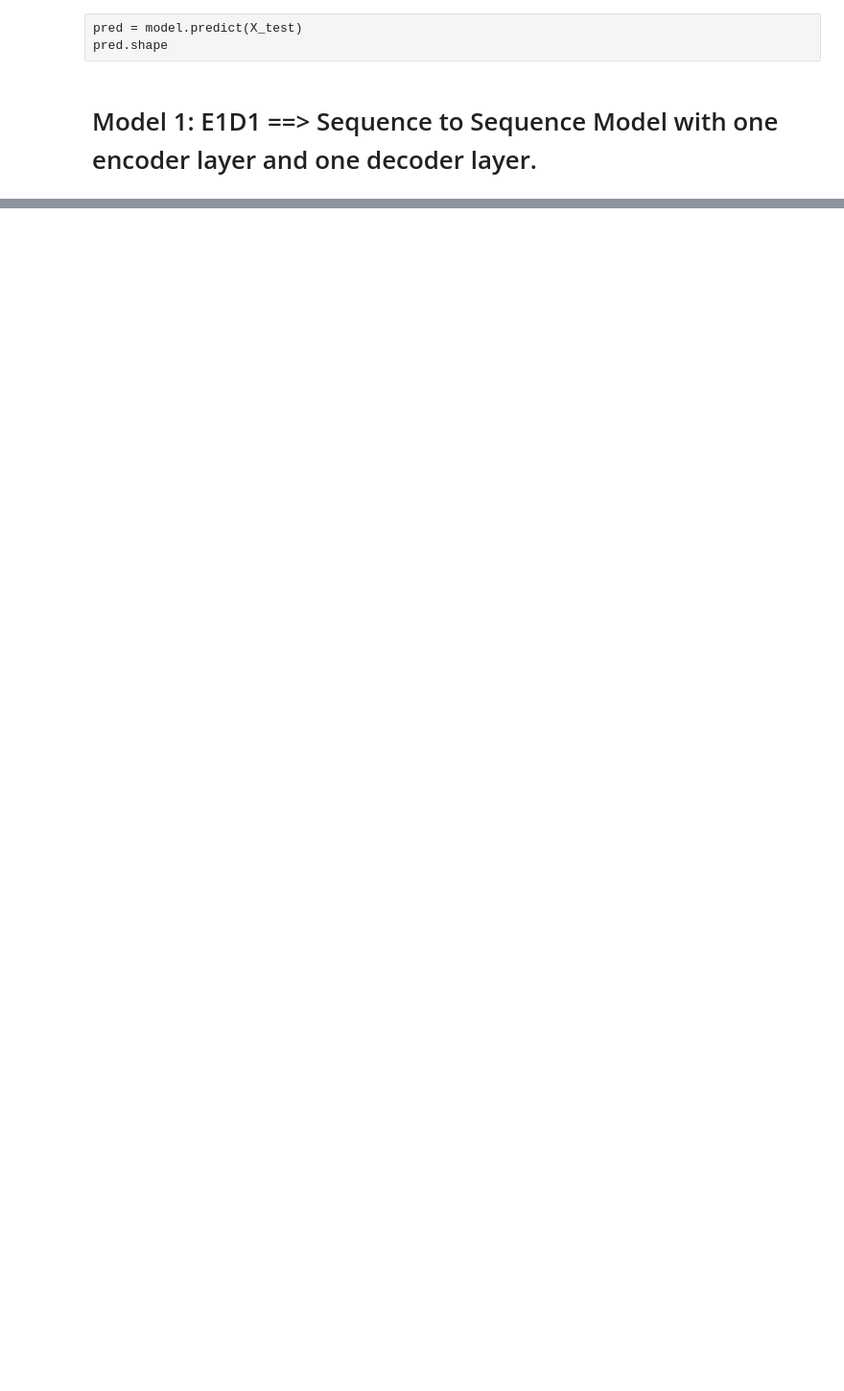
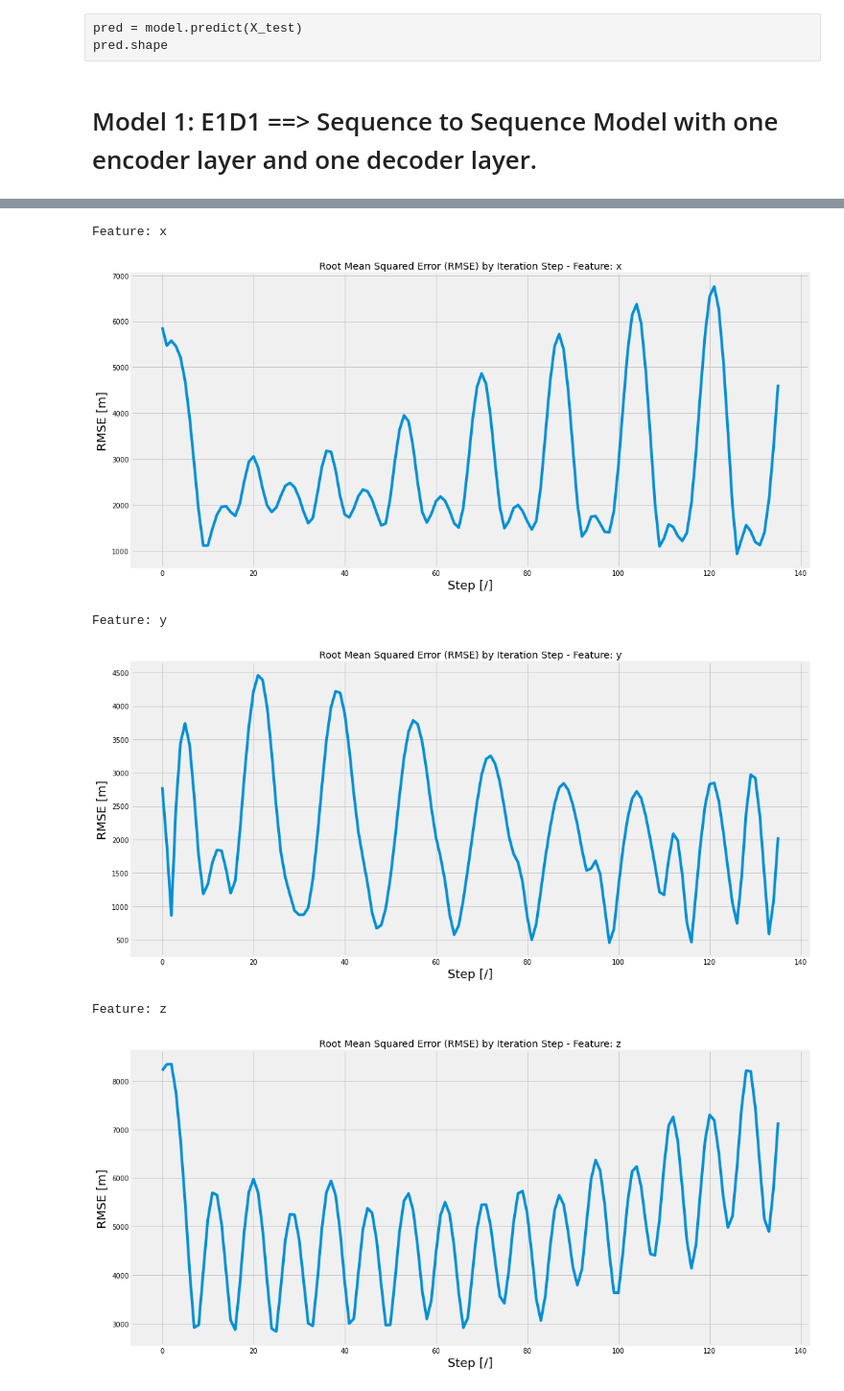
Before and after one commit to vladmarascu/Predicting-Orbits, a Jupyter notebook: RNNs/One-Step Architecture.ipynb, the cells around one changed output, grey strips where cells are left out. Shown at 96% size. Cells and saved outputs as stored; diff of their text form; code cells hidden in the pictures; blank space fills up the shorter version.

Commit message:
doube prec, rmse plots

```diff
--- a/RNNs/One-Step Architecture.ipynb
+++ b/RNNs/One-Step Architecture.ipynb
@@ -109,7 +109,7 @@ def split_series(series, n_past, n_future):
 
 # Variables
 n_past = 60
-n_future = 5
+n_future = 136
 n_features = 6
 
 # CALLS
@@ -216,0 +249,12 @@ for index,i in enumerate(train_df.columns):
+# %%
+# Mean RMSE
+from statistics import mean
+print('Mean RMSE-----------')
+print()
+for index,i in enumerate(train_df.columns):
+
+    print('Feature: '+str(i))
+    rmse = []
+    for j in range(0,n_future):
+        rmse.append(math.sqrt(mean_squared_error(y_test[:,j-1,index],pred[:,j-1,index])))
+    print(mean(rmse))
@@ -216,0 +276,27 @@ for index,i in enumerate(train_df.columns):
+# %%
+# Plot RMSE vs. steps:
+
+steps = list(range(n_future))
+
+for index,i in enumerate(train_df.columns):
+
+    print('Feature: '+str(i))
+    rmse = []
+    for j in range(0,n_future):
+        rmse.append(math.sqrt(mean_squared_error(y_test[:,j-1,index],pred[:,j-1,index])))
+    #print(rmse)
+
+    #Plots
+    plt.figure(figsize=(16,8))
+    plt.title('Root Mean Squared Error (RMSE) by Iteration Step - Feature: '+str(i))
+    plt.xlabel('Step [/]', fontsize=18)
+    plt.ylabel('RMSE [m]', fontsize=18)
+    plt.plot(steps, rmse)
+    plt.show()
+# %% [output]
+Feature: x
+[figure, added]
+Feature: y
+[figure, added]
+Feature: z
+[figure, added]
```
Also changed, not shown: parts of 23 cells of this notebook, 2 other files.
